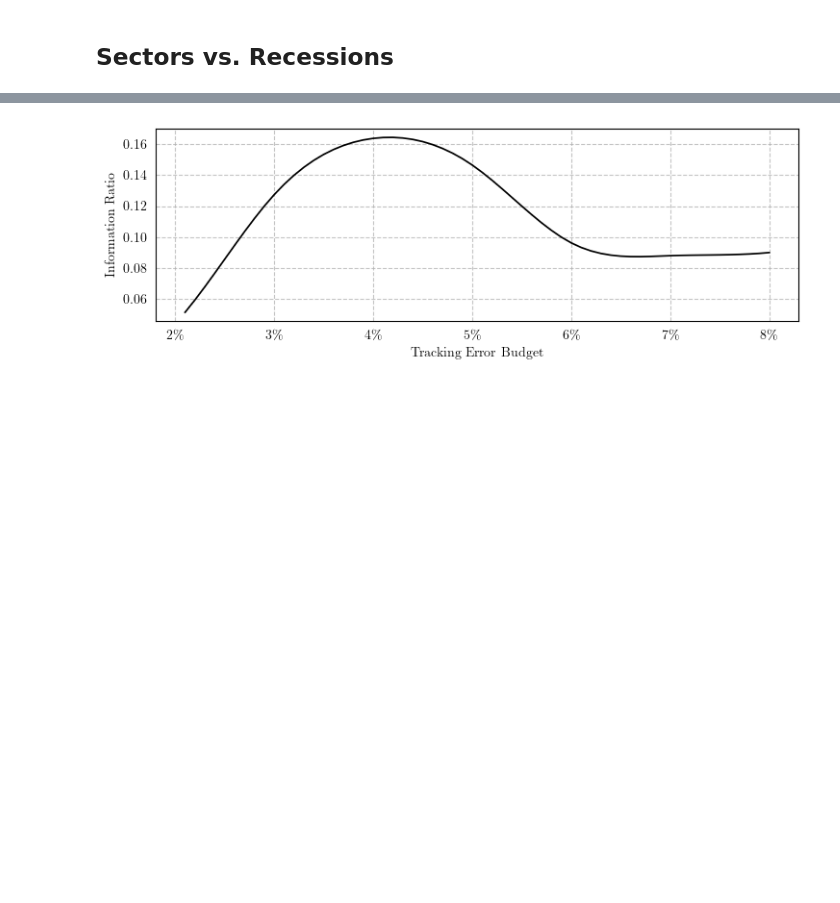
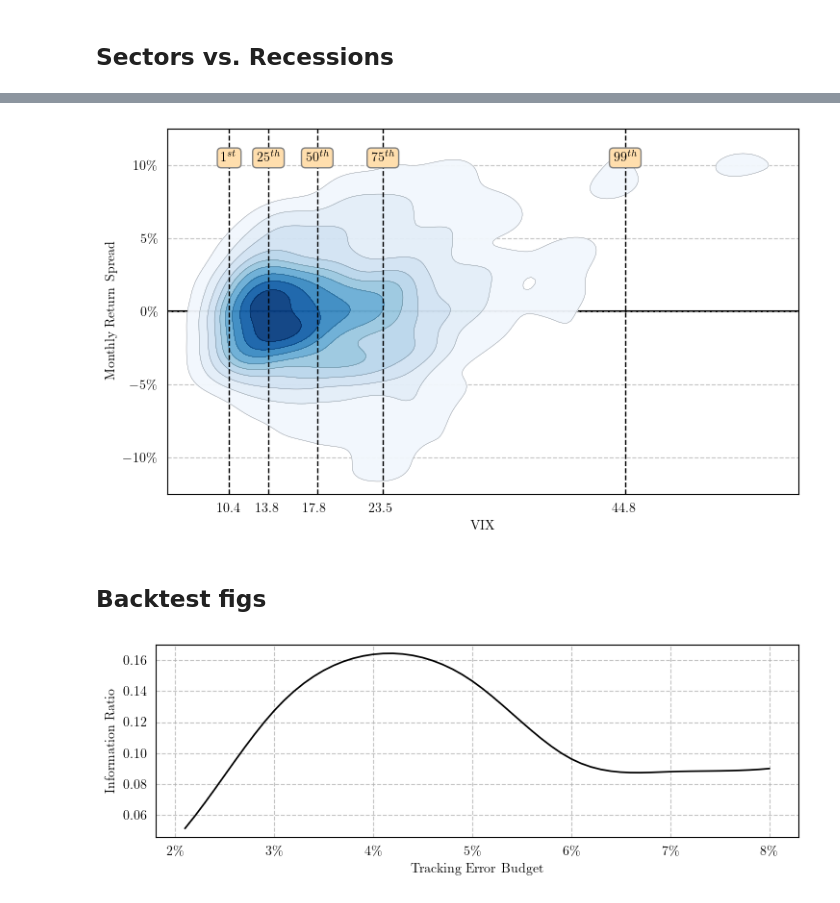
Before and after one commit to fcoibanez/regimeaware, a Jupyter notebook: notebooks/figures.ipynb, the cells around one changed output, grey strips where cells are left out. Drawn from its saved outputs; the diff is of its cells as text; code cells hidden in the pictures; blank space fills up the shorter version.

```diff
--- a/notebooks/figures.ipynb
+++ b/notebooks/figures.ipynb
@@ -241,3 +288,49 @@ sector_rt = sector_wts_flat.groupby(['permno']).shift(1).mul(rt_long, axis=0).dr
+# %%
+sector_xs = sector_rt.copy()
+
+df = sector_xs.melt(ignore_index=False)
+df.loc[df['sector'].isin(cyclical_names), 'Sector'] = 'Cyclical'
+df.loc[df['sector'].isin(defensive_names), 'Sector'] = 'Defensive'
+df = df.join(rec_flag.rename('USREC'))
+df.dropna(inplace=True)
+
+vix_m = vix.resample('M').last().rename('VIXCLS')
+df1 = sector_xs[defensive_names].mean(axis=1).sub(sector_xs[cyclical_names].mean(axis=1)).to_frame('ret').join(vix_m).dropna()
+
+bw_p = .7
+fig, ax = plt.subplots(figsize=(width, height))
+sns.kdeplot(x='VIXCLS', y='ret', bw_adjust=bw_p, ax=ax, data=df1, fill=True, zorder=50, cmap=sns.color_palette("Blues", as_cmap=True), alpha=.95)
+sns.kdeplot(x='VIXCLS', y='ret', bw_adjust=bw_p, ax=ax, data=df1, fill=False, zorder=55, color='black', linewidths=.25, alpha=.5)
+ax.tick_params(left=False, bottom=False)
+ax.grid(ls='--', zorder=-99, alpha=.75, axis='y')
+ax.axhline(0, color='black', zorder=1, lw=1.5)
+ax.set_ylim(-.125, .125)
+ax.set_xlim(5, 60)
+
+q_list = [.01, .25, .5, .75, .99]
+for q in q_list:
+    loc = vix_m.reindex(sector_xs.index).quantile(q)
+
+    if q == .01:
+        txt = '$1^{st}$'
+    else:
+        txt = f'${round(q * 100)}^{{th}}$'
+    ax.axvline(loc, color='black', lw=1, zorder=99, ls='--')
+    ax.text(loc, y=.105, zorder=99, s=txt, ha='center', va='center', bbox={'boxstyle': 'round, pad=.3', 'fc': 'navajowhite', 'alpha': 1, 'ec': 'gray'})
+
+ax.yaxis.set_major_formatter(mtick.PercentFormatter(xmax=1, decimals=0))
+ax.set_xlabel('VIX')
+ax.set_ylabel('Monthly Return Spread')
+ax.set_xticks(vix_m.quantile(q_list))
+ax.set_xticklabels(vix_m.quantile(q_list).round(1))
+
+plt.tight_layout()
+plt.savefig(f"{cfg.fldr}/img/joint_vix.pdf", dpi=dpi, transparent=True, bbox_extra_artists=[lgd], bbox_inches='tight')
+plt.show()
+# %% [output]
+[figure, added]
+# %% [markdown]
+## Backtest figs
 # %%
 bt_wts = pd.read_pickle(f'{cfg.data_fldr}/results/sector_trackingerror_wts.pkl')
 bt_wts.rename({x: round(x, 3) for x in bt_wts.index.get_level_values('tev').unique()}, inplace=True)
```
Also changed, not shown: parts of 8 cells of this notebook.
